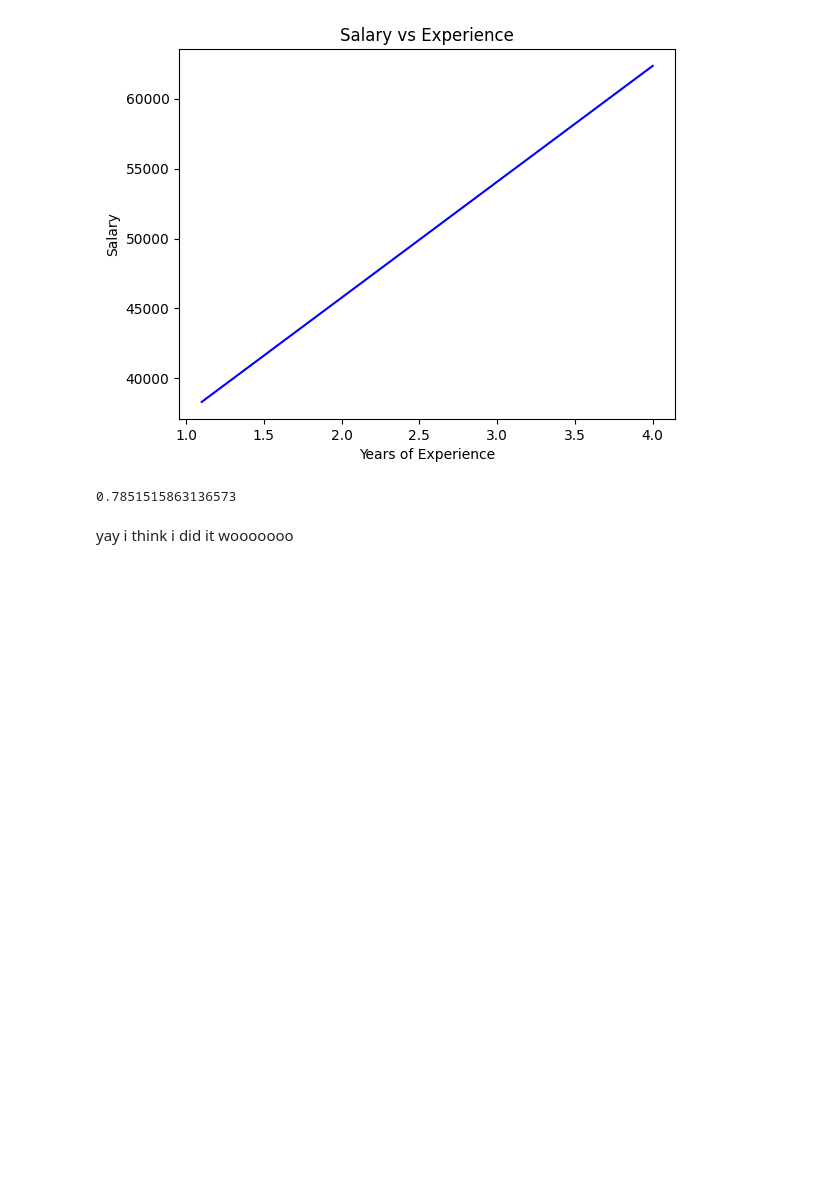
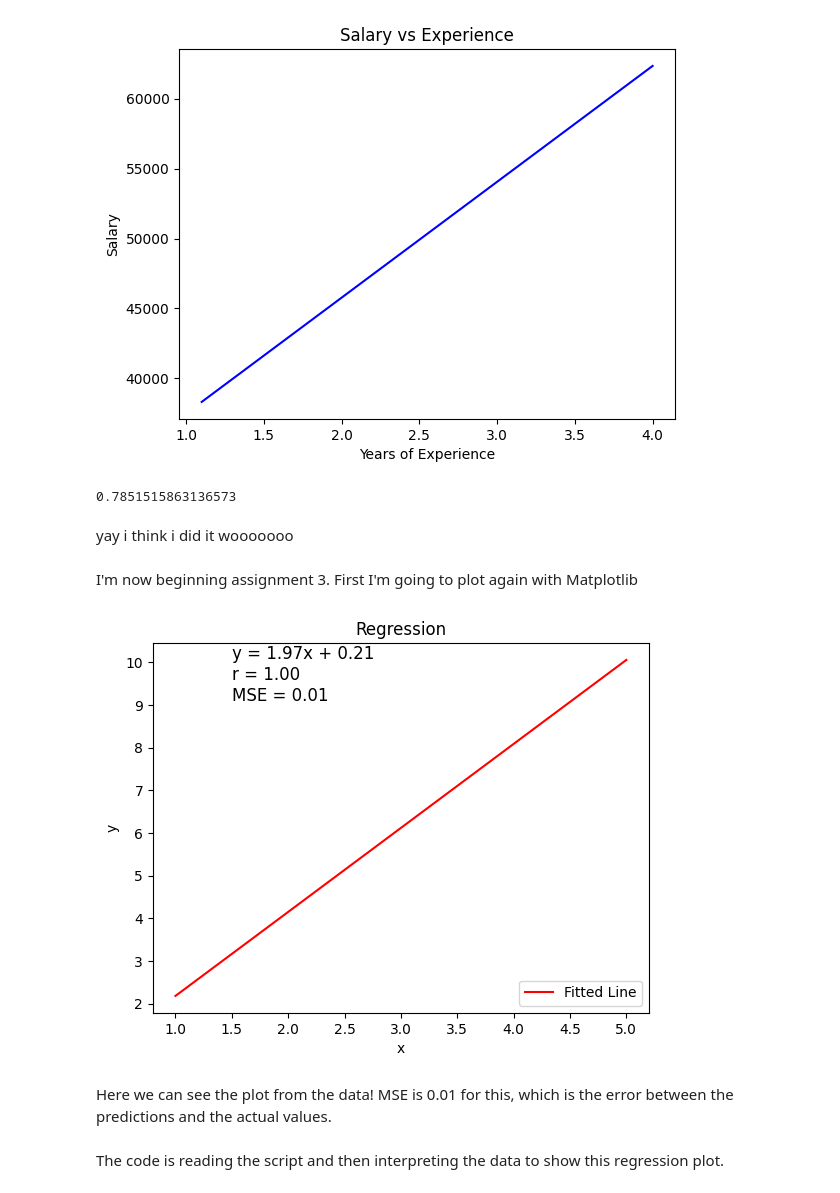
Before and after one commit to sremson/linear-regression-jupyter, a Jupyter notebook: python.ipynb, the cells around one changed output. Cells and saved outputs as stored; diff of their text form; code cells hidden in the pictures; blank space fills up the shorter version.

```diff
--- a/python.ipynb
+++ b/python.ipynb
@@ -35,3 +35,38 @@ model.score(dataset[["YearsExperience"]], dataset[["Salary"]])  # R-squared
 0.7851515863136573
 # %% [markdown]
 yay i think i did it wooooooo
+# %% [markdown]
+I'm now beginning assignment 3. First I'm going to plot again with Matplotlib
+# %%
+import numpy as np
+import matplotlib.pyplot as plt
+from scipy.stats import linregress
+from sklearn.metrics import mean_squared_error
+
+# Data
+x = np.array([1, 2, 3, 4, 5])
+y = np.array([2.1, 4.3, 6.1, 8.0, 10.1])
+
+# Linear regression
+slope, intercept, r_value, p_value, std_err = linregress(x, y)
+y_pred = slope * x + intercept
+mse = mean_squared_error(y, y_pred)
+
+# Plot
+plt.plot(x, y_pred, 'r-', label='Fitted Line')
+plt.text(1.5, max(y) - 1,
+         f"y = {slope:.2f}x + {intercept:.2f}\n"
+         f"r = {r_value:.2f}\nMSE = {mse:.2f}",
+         fontsize=12)
+plt.xlabel("x")
+plt.ylabel("y")
+plt.title("Regression")
+plt.legend()
+plt.savefig("regression_plot_python.png")
+plt.show()
+# %% [output]
+[figure, added]
+# %% [markdown]
+Here we can see the plot from the data! MSE is 0.01 for this, which is the error between the predictions and the actual values.
+# %% [markdown]
+The code is reading the script and then interpreting the data to show this regression plot.
```
Also changed, not shown: 6 other files.
